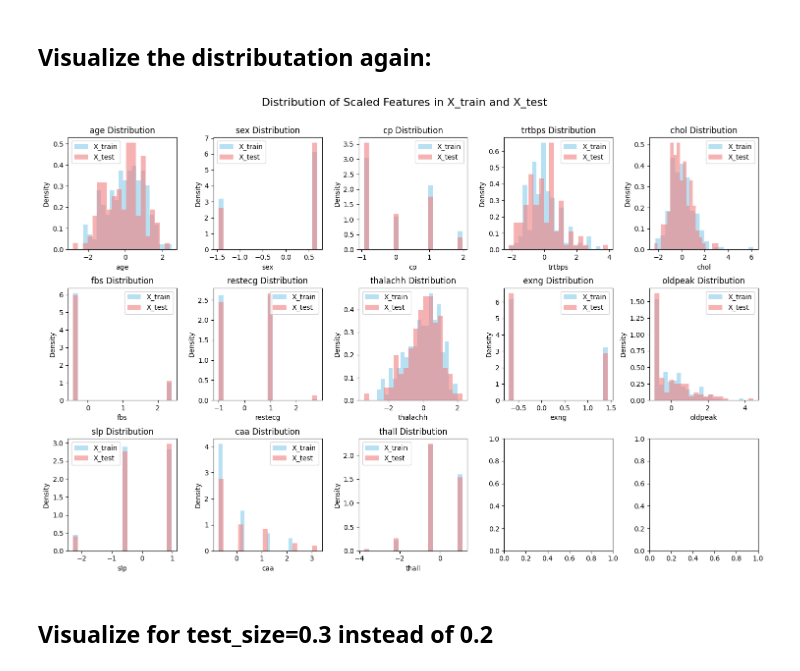
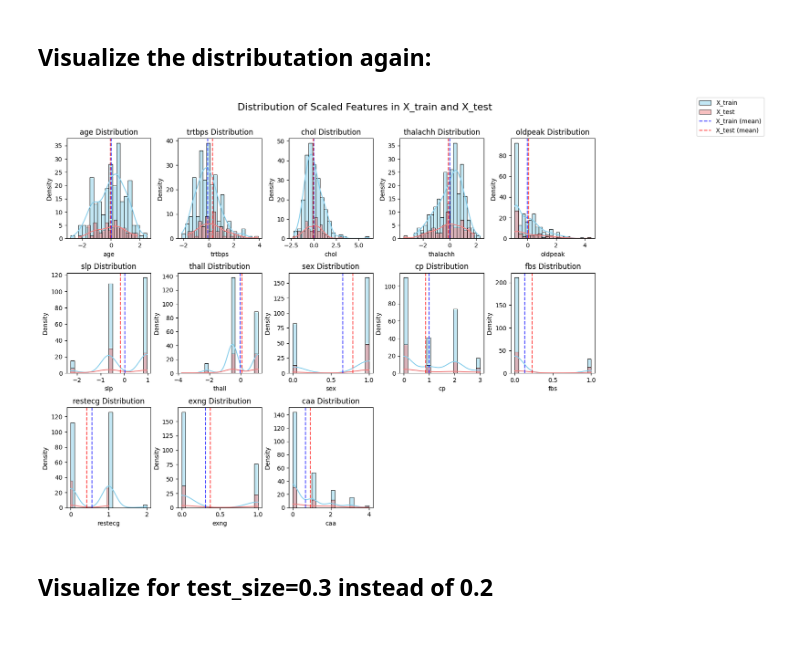
Before and after one commit to TimeLegend35/ml_group4_heart_attack, a Jupyter notebook: tobi.ipynb, the cells around one changed output. Drawn from its saved outputs; the diff is of its cells as text; code cells hidden in the pictures; blank space fills up the shorter version.

Commit message:
fixed scaling and added a decision tree + measures

```diff
--- a/tobi.ipynb
+++ b/tobi.ipynb
@@ -86,14 +86,26 @@ plt.show()
 # %%
 from sklearn.model_selection import train_test_split
 from sklearn.preprocessing import StandardScaler
+import pandas as pd
 
 # Define the features (X) and the target variable (y)
 X = data.drop(columns=['output'])  # Features (all columns except 'output')
 y = data['output']  # Target variable
 
-# Data Scaling
+# Select categorical and numerical columns
+X_categorical = X[['sex', 'cp', 'fbs', 'restecg', 'exng', 'caa']]
+X_numerical = X.drop(columns=['sex', 'cp', 'fbs', 'restecg', 'exng', 'caa'])
+
+# Data Scaling for numerical values
 scaler = StandardScaler()
-X_scaled = scaler.fit_transform(X)  # Scale the features
+X_scaled_numerical = scaler.fit_transform(X_numerical)
+X_scaled_numerical_df = pd.DataFrame(X_scaled_numerical, columns=X_numerical.columns)
+
+# Concatenate scaled numerical and categorical data
+X_scaled = pd.concat([X_scaled_numerical_df, X_categorical], axis=1)
+
+display(X_scaled.head())
+display(X.head())
 
 # Train-Test Split
-# X_train, X_test, y_train, y_test = train_test_split(X_scaled, y, test_size=0.2, random_state=42)
+X_train, X_test, y_train, y_test = train_test_split(X_scaled, y, test_size=0.2, random_state=42)
@@ -100,34 +125,54 @@ X_scaled = scaler.fit_transform(X)  # Scale the features
 # %% [markdown]
 ## Visualize the distributation again:
 # %%
+import seaborn as sns
+
 # Extract numerical feature names
-numerical_features = X.columns
+cols = X_train.columns
 
-# Create subplots for each feature
+# Create subplots for each feature using Seaborn
 fig, axs = plt.subplots(3, 5, figsize=(15, 10))
 fig.suptitle('Distribution of Scaled Features in X_train and X_test', fontsize=16)
 
-for i, feature in enumerate(numerical_features):
+for i, feature in enumerate(cols):
     row = i // 5
     col = i % 5
 
-    # Plot X_train feature distribution
-    axs[row, col].hist(X_train[:, i], bins=20, color='skyblue', alpha=0.6, label='X_train', density=True)
+    # Plot X_train feature distribution using Seaborn
+    sns.histplot(X_train[feature], bins=20, color='skyblue', ax=axs[row, col], label='X_train', kde=True)
 
-    # Plot X_test feature distribution
-    axs[row, col].hist(X_test[:, i], bins=20, color='lightcoral', alpha=0.6, label='X_test', density=True)
+    # Plot X_test feature distribution using Seaborn
+    sns.histplot(X_test[feature], bins=20, color='lightcoral', ax=axs[row, col], label='X_test', kde=True)
 
     axs[row, col].set_title(f'{feature} Distribution')
     axs[row, col].set_xlabel(feature)
     axs[row, col].set_ylabel('Density')
-    axs[row, col].legend()
+
+    # Calculate the means for train and test
+    mean_train = X_train[feature].mean()
+    mean_test = X_test[feature].mean()
+
+    # Add vertical lines for the means
+    axs[row, col].axvline(mean_train, color='blue', linestyle='--', alpha=0.7)
+    axs[row, col].axvline(mean_test, color='red', linestyle='--', alpha=0.7)
+
+# Create legend with custom handles and labels
+handles, labels = axs[0, 0].get_legend_handles_labels()
+handles.extend([plt.Line2D([0], [0], color='blue', linestyle='--', alpha=0.7), plt.Line2D([0], [0], color='red', linestyle='--', alpha=0.7)])
+labels.extend(['X_train (mean)', 'X_test (mean)'])
+
+# Add the legend to the figure
+fig.legend(handles=handles, labels=labels, loc='upper left', bbox_to_anchor=(1,1))
+
+# Remove the empty subplots
+for i in range(len(cols), 3 * 5):
+    fig.delaxes(axs[i // 5, i % 5])
 
 plt.tight_layout()
-plt.subplots_adjust(top=0.9)
+plt.subplots_adjust(top=0.9, right=0.85)
 plt.show()
-# This code creates distribution plots for each feature in both X_train and X_test, displaying the scaled feature distributions side by side for comparison. Adjust the number of bins and other visualization parameters as needed for your analysis.
 # %% [output]
-[figure, old version]
+[figure, new version]
 # %% [markdown]
 ## Visualize for test_size=0.3 instead of 0.2
 # %%
```
Also changed, not shown: parts of 4 cells of this notebook.
